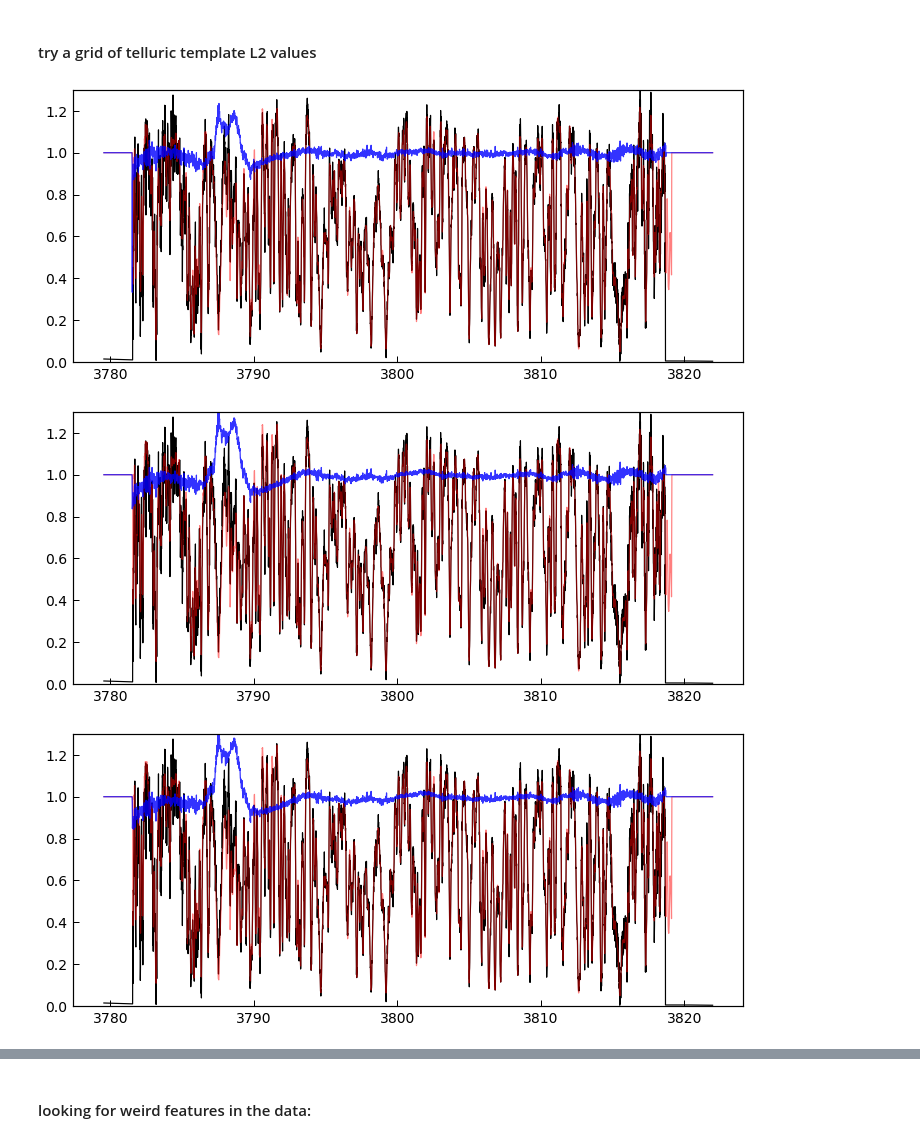
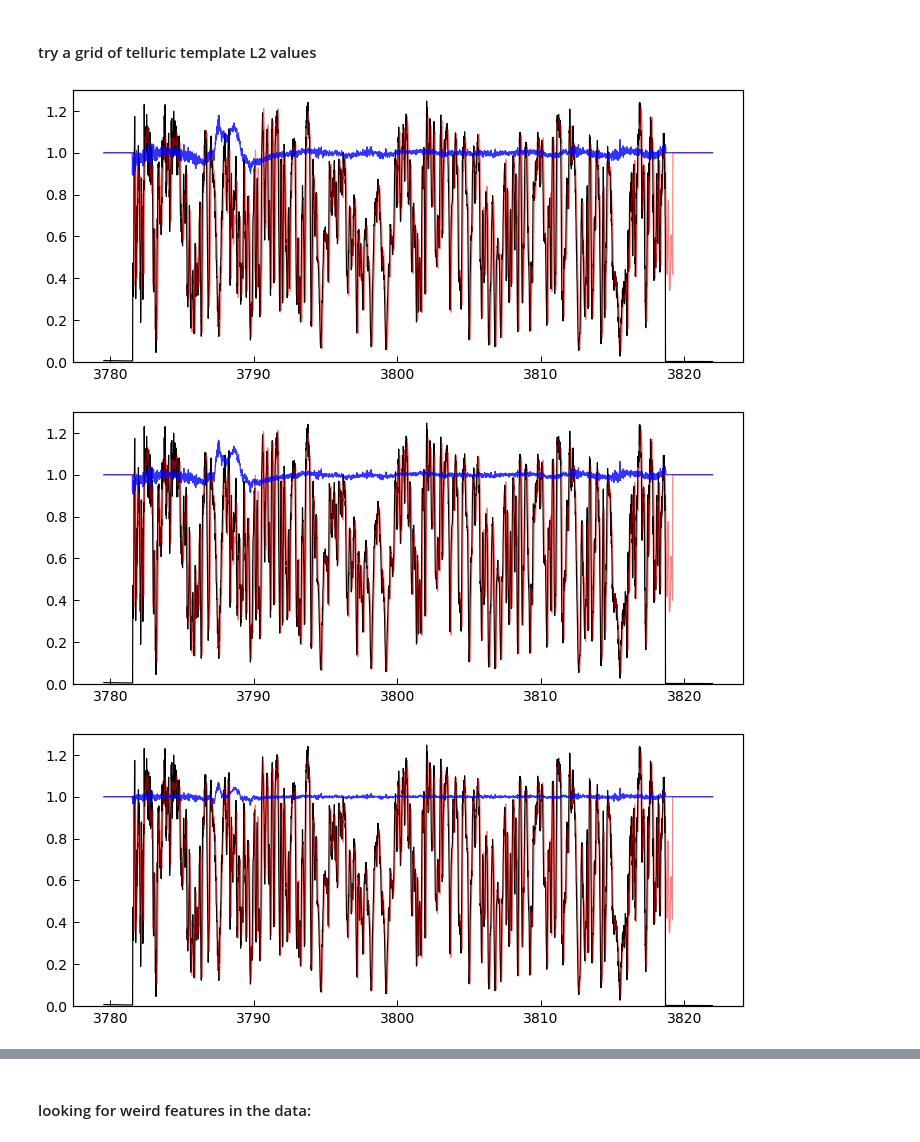
Before and after one commit to megbedell/wobble, a Jupyter notebook: regularization3.ipynb, the cells around one changed output, grey strips where cells are left out. Cells and saved outputs as stored; diff of their text form; code cells hidden in the pictures.

```diff
--- a/regularization3.ipynb
+++ b/regularization3.ipynb
@@ -16,10 +16,12 @@ results = wobble.Results(data=data)
 validation_epochs = np.random.choice(data.N, data.N//10, replace=False)
 training_epochs = np.delete(np.arange(data.N), validation_epochs)
 
-training_data = wobble.Data('51peg_e2ds.hdf5', filepath='data/', orders=[o], mask_epochs=validation_epochs)
+training_data = wobble.Data('51peg_e2ds.hdf5', filepath='data/', orders=[o],
+                            epochs=training_epochs)
 training_results = wobble.Results(training_data)
 
-validation_data = wobble.Data('51peg_e2ds.hdf5', filepath='data/', orders=[o], mask_epochs=training_epochs)
+validation_data = wobble.Data('51peg_e2ds.hdf5', filepath='data/', orders=[o],
+                              epochs=validation_epochs)
 validation_results = wobble.Results(validation_data)
 # %%
 r = 0
@@ -42,8 +39,15 @@ plt.plot(training_results.tellurics_template_xs[0], training_results.tellurics_t
+# %%
+validation_model = wobble.Model(validation_data, validation_results, r)
+validation_model.add_star('star', variable_bases=0,
+                          template_xs=training_results.star_template_xs[0])
+validation_model.add_telluric('tellurics', rvs_fixed=True, variable_bases=0,
+                              template_xs=training_results.tellurics_template_xs[0])
+validation_model.setup()
 # %%
 regularization_dict = {training_model.components[0].L1_template_tensor: 0.,
                       training_model.components[0].L2_template_tensor: 1.e-1,
                       training_model.components[1].L1_template_tensor: 0.,
-                      training_model.components[1].L2_template_tensor: 1.e3,
+                      training_model.components[1].L2_template_tensor: 1.e5,
                       training_model.components[1].L1_basis_vectors_tensor: 0.,
                       training_model.components[1].L2_basis_vectors_tensor: 0.,
                       training_model.components[1].L2_basis_weights_tensor: 1.0}
@@ -93,14 +97,17 @@ def test_regularization_value(par, value, training_model, validation_model, regu
     if plot:
         for c in validation_model.components:
             validation_model.results.update(c, feed_dict=validation_dict)
-        n = validation_epochs[0]
+        n = 0
         fig, ax = plt.subplots(1, 1, figsize=(12,5))
-        ax.plot(np.exp(data.xs[r][n]), np.exp(data.ys[r][n]), color='k')
-        ax.plot(np.exp(data.xs[r][n]), np.exp(validation_results.star_ys_predicted[r][n]), color='r', alpha=0.5)
-        ax.plot(np.exp(data.xs[r][n]), np.exp(validation_results.tellurics_ys_predicted[r][n]), color='b', alpha=0.8)
+        ax.plot(np.exp(validation_data.xs[r][n]), np.exp(validation_data.ys[r][n]), color='k')
+        ax.plot(np.exp(validation_data.xs[r][n]),
+                np.exp(validation_results.star_ys_predicted[r][n]),
+                color='r', alpha=0.5)
+        ax.plot(np.exp(validation_data.xs[r][n]),
+                np.exp(validation_results.tellurics_ys_predicted[r][n]),
+                color='b', alpha=0.8)
         ax.set_ylim([0.0,1.3])
-        # HACK:
-        return session.run(validation_model.nll, feed_dict=zero_regularization_dict), training_results.tellurics_template_ys[r]
+        return session.run(validation_model.nll, feed_dict=zero_regularization_dict)#, training_results.tellurics_template_ys[r]
 
     return session.run(validation_model.nll, feed_dict=zero_regularization_dict)
 # %% [markdown]
@@ -108,13 +115,13 @@ def test_regularization_value(par, value, training_model, validation_model, regu
 # %%
 par = training_model.components[1].L2_template_tensor
 current_value = np.copy(regularization_dict[par])
 grid = np.logspace(-2.0, 2.0, num=5) * current_value
 nll_grid = np.zeros_like(grid)
-template_grid = [0 for n in range(len(grid))]
+#template_grid = [0 for n in range(len(grid))]
 for i,val in enumerate(grid):
-    nll_grid[i], template_grid[i] = test_regularization_value(par, val, training_model, validation_model,
+    nll_grid[i] = test_regularization_value(par, val, training_model, validation_model,
                                             regularization_dict, plot=True)
 # %% [output]
-[figure, old version]
+[figure, new version]
-[figure, old version]
+[figure, new version]
-[figure, old version]
+[figure, new version]
```
Also changed, not shown: parts of 7 cells of this notebook, 4 other files.
